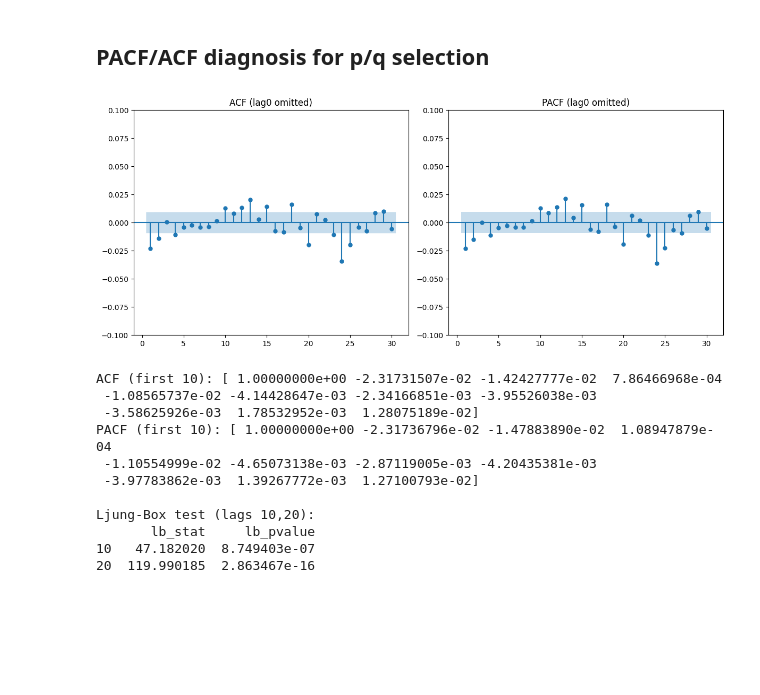
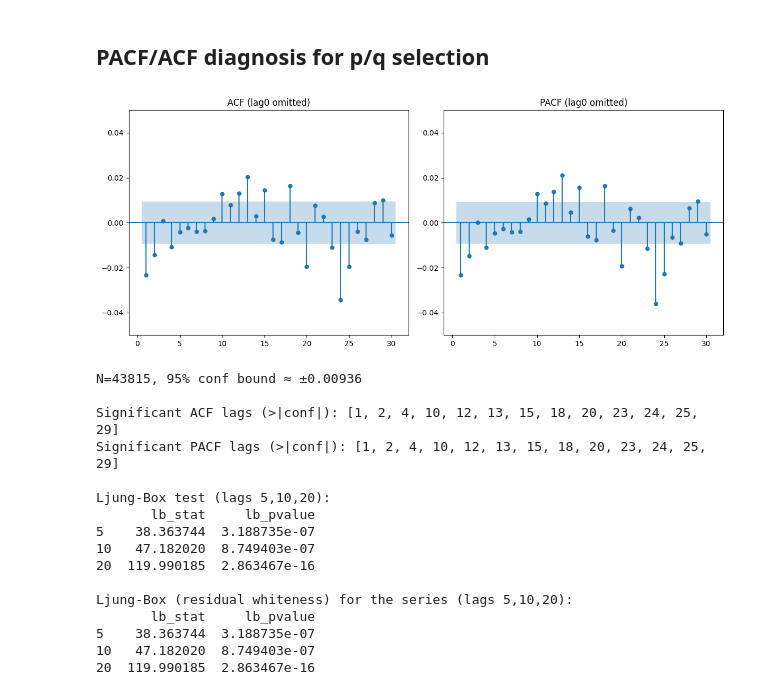
Before and after one commit to spenceypantsy1/pricing-comparison, a Jupyter notebook: notebooks/02_data_eda_engineering.ipynb, the cells around one changed output. Cells and saved outputs as stored; diff of their text form; code cells hidden in the pictures; blank space fills up the shorter version.

```diff
--- a/notebooks/02_data_eda_engineering.ipynb
+++ b/notebooks/02_data_eda_engineering.ipynb
@@ -122,40 +128,69 @@ The series is stationary with p-value 0.1 (fail to reject H0)
 # %%
 from statsmodels.graphics.tsaplots import plot_acf, plot_pacf
 from statsmodels.tsa.stattools import acf, pacf
 from statsmodels.stats.diagnostic import acorr_ljungbox
 import matplotlib.pyplot as plt
 
-# Visual: omit lag-0 and zoom so small autocorrelations are visible
+# +--------------------------------------------------------------+
+# |            ACF AND PACF PLOTS (p/q selection)                |
+# +--------------------------------------------------------------+
+y = crypto['log_return'].dropna()
+n = len(y)
+nlags = 30
+
 plt.figure(figsize=(12,5))
+
 plt.subplot(1,2,1)
-plot_acf(crypto['log_return'], lags=30, ax=plt.gca(), zero=False)
-plt.ylim(-0.1, 0.1)   # adjust to taste
+plot_acf(y, lags=nlags, ax=plt.gca(), zero=False)
+plt.ylim(-0.05, 0.05)
 plt.title('ACF (lag0 omitted)')
 
 plt.subplot(1,2,2)
-plot_pacf(crypto['log_return'], lags=30, ax=plt.gca(), zero=False, method='ywm')
-plt.ylim(-0.1, 0.1)
+plot_pacf(y, lags=nlags, ax=plt.gca(), zero=False, method='ywm')
+plt.ylim(-0.05, 0.05)
 plt.title('PACF (lag0 omitted)')
 
 plt.tight_layout()
 plt.show()
 
-# Numeric check + statistical test
-print("ACF (first 10):", acf(crypto['log_return'].values, nlags=10, fft=True))
-print("PACF (first 10):", pacf(crypto['log_return'].values, nlags=10))
+acf_vals = acf(y.values, nlags=nlags, fft=True)         # finds acf values up to lag=nlags
+pacf_vals = pacf(y.values, nlags=nlags, method='ywm')   # finds pacf values up to lag=nlags
 
-print("\nLjung-Box test (lags 10,20):")
-print(acorr_ljungbox(crypto['log_return'].values, lags=[10,20], return_df=True))
+conf = 1.96 / np.sqrt(n)                                # this uses a normal approximation that corr~N(0,1/n)
+print(f"N={n}, 95% conf bound ≈ ±{conf:.5f}\n")
+
+# significant lags where |corr| > conf
+sign_acf = [k for k, v in enumerate(acf_vals) if k>0 and abs(v) > conf]
+sign_pacf = [k for k, v in enumerate(pacf_vals) if k>0 and abs(v) > conf]
+
+print("Significant ACF lags (>|conf|):", sign_acf or "None")
+print("Significant PACF lags (>|conf|):", sign_pacf or "None")
+
+
+# +--------------------------------------------------------------+
+# |                     LJUNG BBOX AC TEST                       |
+# +--------------------------------------------------------------+
+print("\nLjung-Box test (lags 5,10,20):")
+print(acorr_ljungbox(y.values, lags=[5,10,20], return_df=True))
+
+
+print("\nLjung-Box (residual whiteness) for the series (lags 5,10,20):")
+print(acorr_ljungbox(y.values, lags=[5,10,20], return_df=True))
 # %% [output]
-[figure, old version]
+[figure, new version]
-ACF (first 10): [ 1.00000000e+00 -2.31731507e-02 -1.42427777e-02  7.86466968e-04
- -1.08565737e-02 -4.14428647e-03 -2.34166851e-03 -3.95526038e-03
- -3.58625926e-03  1.78532952e-03  1.28075189e-02]
-PACF (first 10): [ 1.00000000e+00 -2.31736796e-02 -1.47883890e-02  1.08947879e-04
- -1.10554999e-02 -4.65073138e-03 -2.87119005e-03 -4.20435381e-03
- -3.97783862e-03  1.39267772e-03  1.27100793e-02]
+N=43815, 95% conf bound ≈ ±0.00936
 
-Ljung-Box test (lags 10,20):
+Significant ACF lags (>|conf|): [1, 2, 4, 10, 12, 13, 15, 18, 20, 23, 24, 25, 29]
+Significant PACF lags (>|conf|): [1, 2, 4, 10, 12, 13, 15, 18, 20, 23, 24, 25, 29]
+
+Ljung-Box test (lags 5,10,20):
        lb_stat     lb_pvalue
+5    38.363744  3.188735e-07
 10   47.182020  8.749403e-07
 20  119.990185  2.863467e-16
+
+Ljung-Box (residual whiteness) for the series (lags 5,10,20):
+       lb_stat     lb_pvalue
+5    38.363744  3.188735e-07
+10   47.182020  8.749403e-07
+20  119.990185  2.863467e-16
```
Also changed, not shown: parts of 4 cells of this notebook.
